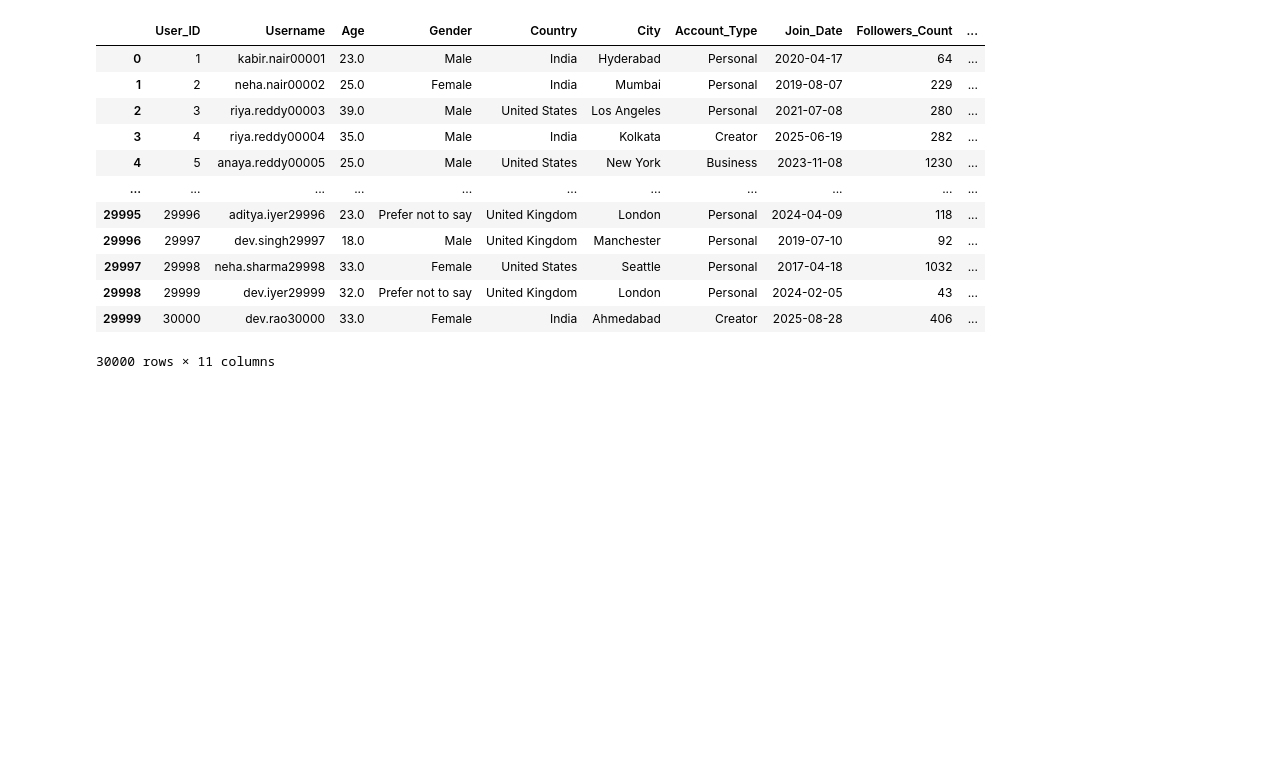
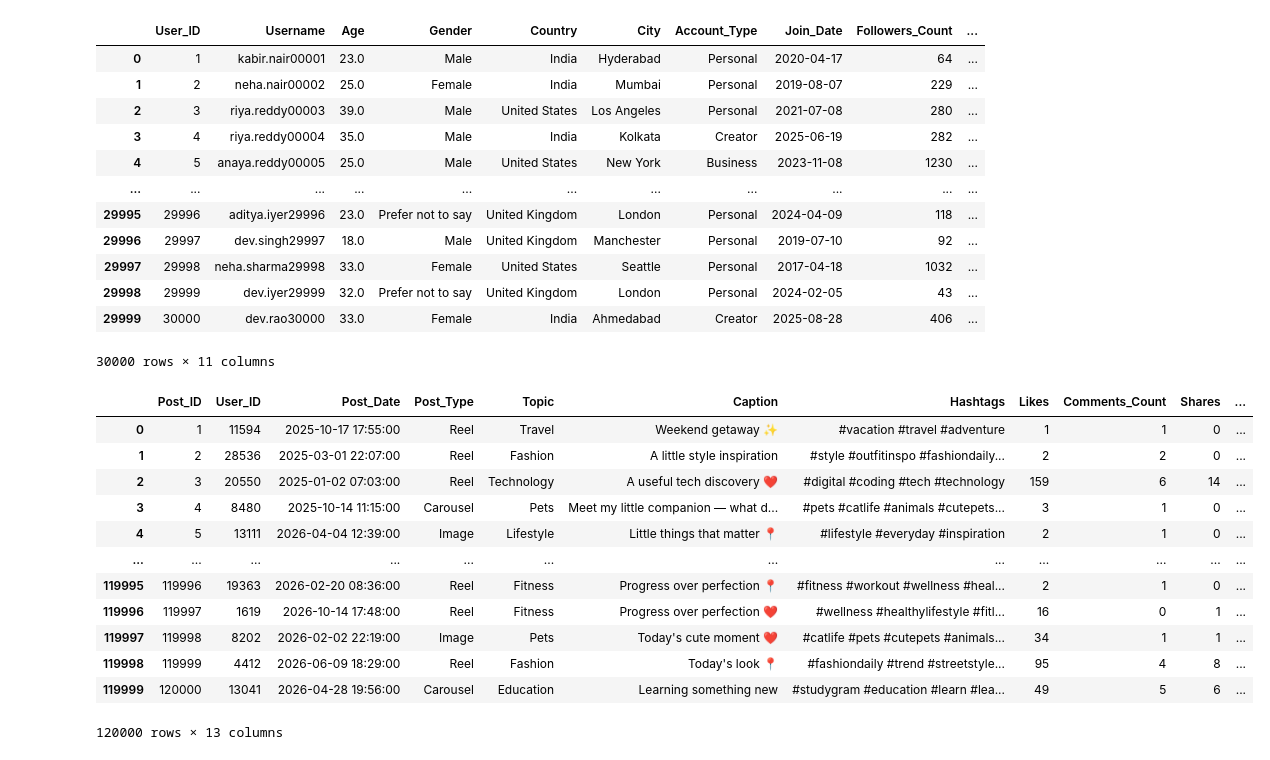
Before and after one commit to puneet-cs/DA22_DataAnalytics, a Jupyter notebook: DA22_AI_DA_Project.ipynb, the cells around one changed output. Saved outputs shown, nothing was run; the diff lists cells and outputs as text; code cells hidden in the pictures; blank space fills up the shorter version.

```diff
--- a/DA22_AI_DA_Project.ipynb
+++ b/DA22_AI_DA_Project.ipynb
@@ -69,3 +69,20 @@ users_df
 | 29998 | 29999 | dev.iyer29999 | 32.0 | Prefer not to say | United Kingdom | London | Personal | 2024-02-05 | 43 | ... |
 | 29999 | 30000 | dev.rao30000 | 33.0 | Female | India | Ahmedabad | Creator | 2025-08-28 | 406 | ... |
 30000 rows × 11 columns
+# %%
+posts_df = pd.read_csv("posts.csv")
+posts_df
+# %% [output]
+|  | Post_ID | User_ID | Post_Date | Post_Type | Topic | Caption | Hashtags | Likes | Comments_Count | Shares | ... |
+| 0 | 1 | 11594 | 2025-10-17 17:55:00 | Reel | Travel | Weekend getaway ✨ | #vacation #travel #adventure | 1 | 1 | 0 | ... |
+| 1 | 2 | 28536 | 2025-03-01 22:07:00 | Reel | Fashion | A little style inspiration | #style #outfitinspo #fashiondaily... | 2 | 2 | 0 | ... |
+| 2 | 3 | 20550 | 2025-01-02 07:03:00 | Reel | Technology | A useful tech discovery ❤️ | #digital #coding #tech #technology | 159 | 6 | 14 | ... |
+| 3 | 4 | 8480 | 2025-10-14 11:15:00 | Carousel | Pets | Meet my little companion — what d... | #pets #catlife #animals #cutepets... | 3 | 1 | 0 | ... |
+| 4 | 5 | 13111 | 2026-04-04 12:39:00 | Image | Lifestyle | Little things that matter 📍 | #lifestyle #everyday #inspiration | 2 | 1 | 0 | ... |
+| ... | ... | ... | ... | ... | ... | ... | ... | ... | ... | ... | ... |
+| 119995 | 119996 | 19363 | 2026-02-20 08:36:00 | Reel | Fitness | Progress over perfection 📍 | #fitness #workout #wellness #heal... | 2 | 1 | 0 | ... |
+| 119996 | 119997 | 1619 | 2026-10-14 17:48:00 | Reel | Fitness | Progress over perfection ❤️ | #wellness #healthylifestyle #fitl... | 16 | 0 | 1 | ... |
+| 119997 | 119998 | 8202 | 2026-02-02 22:19:00 | Image | Pets | Today's cute moment ❤️ | #catlife #pets #cutepets #animals... | 34 | 1 | 1 | ... |
+| 119998 | 119999 | 4412 | 2026-06-09 18:29:00 | Reel | Fashion | Today's look 📍 | #fashiondaily #trend #streetstyle... | 95 | 4 | 8 | ... |
+| 119999 | 120000 | 13041 | 2026-04-28 19:56:00 | Carousel | Education | Learning something new | #studygram #education #learn #lea... | 49 | 5 | 6 | ... |
+120000 rows × 13 columns
```
Also changed, not shown: parts of 37 cells of this notebook.
